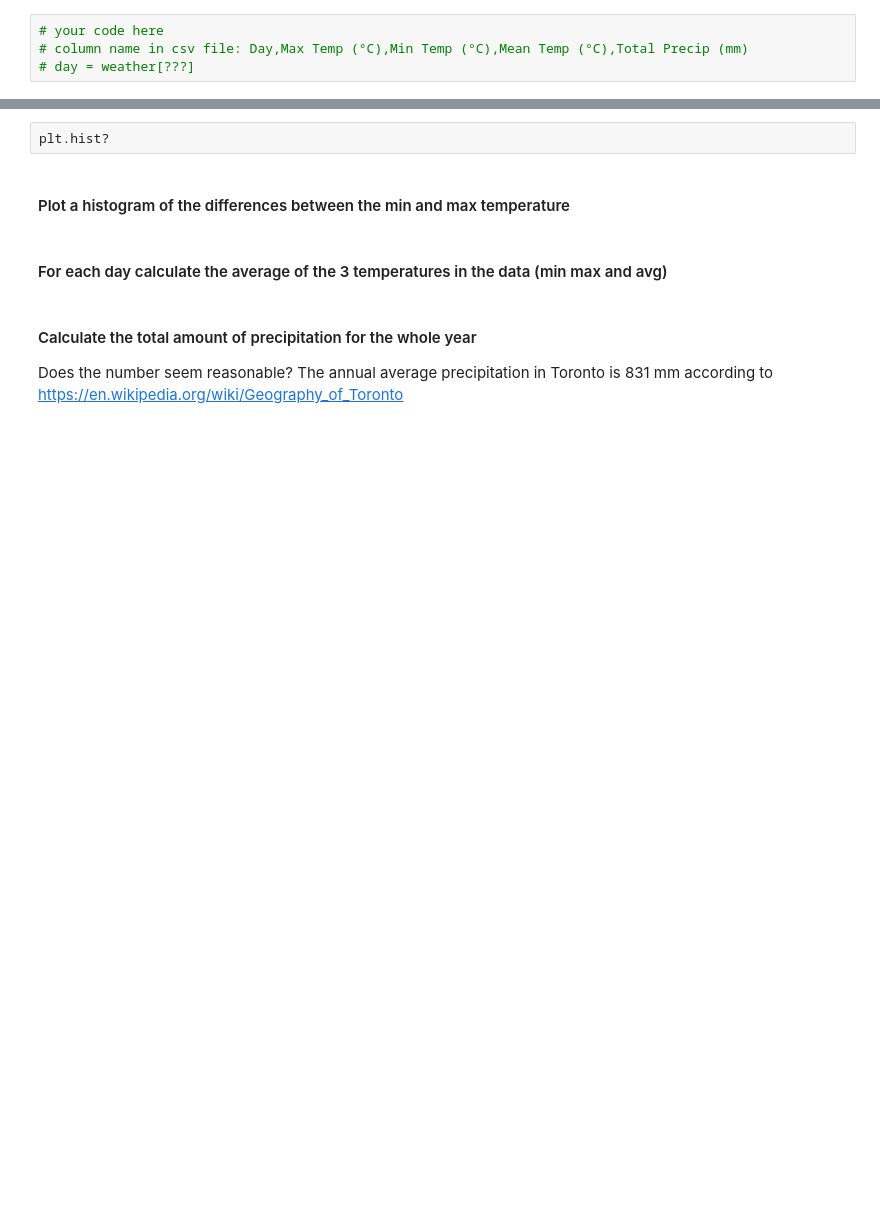
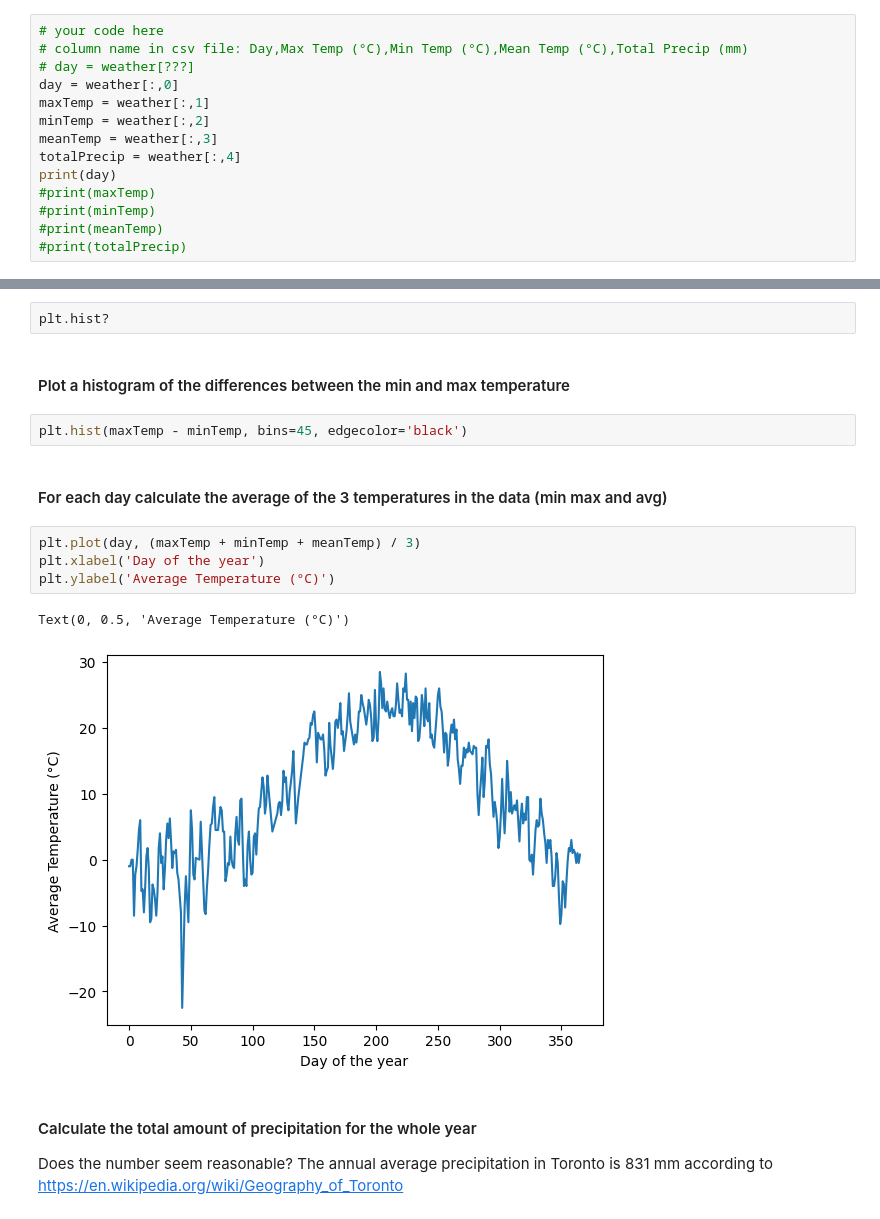
Before and after one commit to theLegasea/comp3122, a Jupyter notebook: Lab_Week3/lab3_Exercise.ipynb, the cells around one changed output, grey strips where cells are left out. Drawn from its saved outputs; the diff is of its cells as text; blank space fills up the shorter version.

Commit message:
finished plotting exercise

```diff
--- a/Lab_Week3/lab3_Exercise.ipynb
+++ b/Lab_Week3/lab3_Exercise.ipynb
@@ -300,5 +218,15 @@ dtype('float64')
 # your code here
 # column name in csv file: Day,Max Temp (°C),Min Temp (°C),Mean Temp (°C),Total Precip (mm)
 # day = weather[???]
+day = weather[:,0]
+maxTemp = weather[:,1]
+minTemp = weather[:,2]
+meanTemp = weather[:,3]
+totalPrecip = weather[:,4]
+print(day)
+#print(maxTemp)
+#print(minTemp)
+#print(meanTemp)
+#print(totalPrecip)
 # %% [markdown]
 #### Plot the minimum temperature as a function of day number
@@ -327,8 +276,17 @@ Are there any patterns you can spot?
 plt.hist?
 # %% [markdown]
 #### Plot a histogram of the differences between the min and max temperature
+# %%
+plt.hist(maxTemp - minTemp, bins=45, edgecolor='black')
 # %% [markdown]
 #### For each day calculate the average of the 3 temperatures in the data (min max and avg)
+# %%
+plt.plot(day, (maxTemp + minTemp + meanTemp) / 3)
+plt.xlabel('Day of the year')
+plt.ylabel('Average Temperature (°C)')
+# %% [output]
+Text(0, 0.5, 'Average Temperature (°C)')
+[figure, added]
 # %% [markdown]
 #### Calculate the total amount of precipitation for the whole year
 Does the number seem reasonable? The annual average precipitation in Toronto is 831 mm according to https://en.wikipedia.org/wiki/Geography_of_Toronto
```
Also changed, not shown: parts of 51 cells of this notebook.
